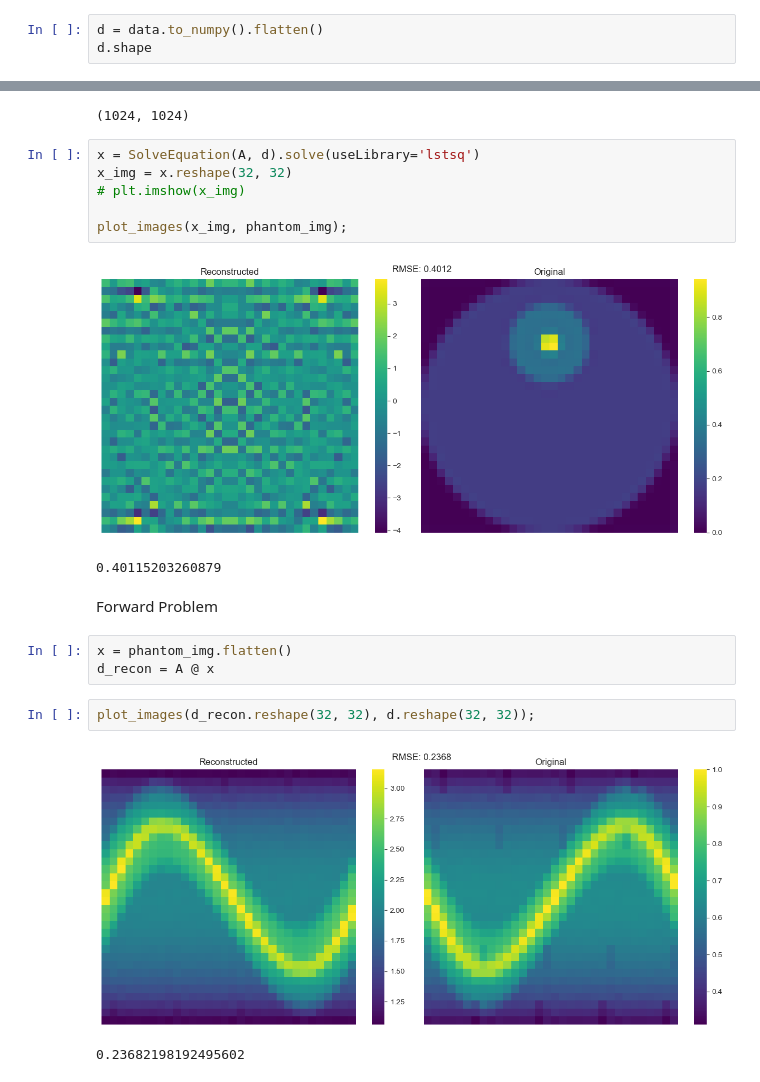
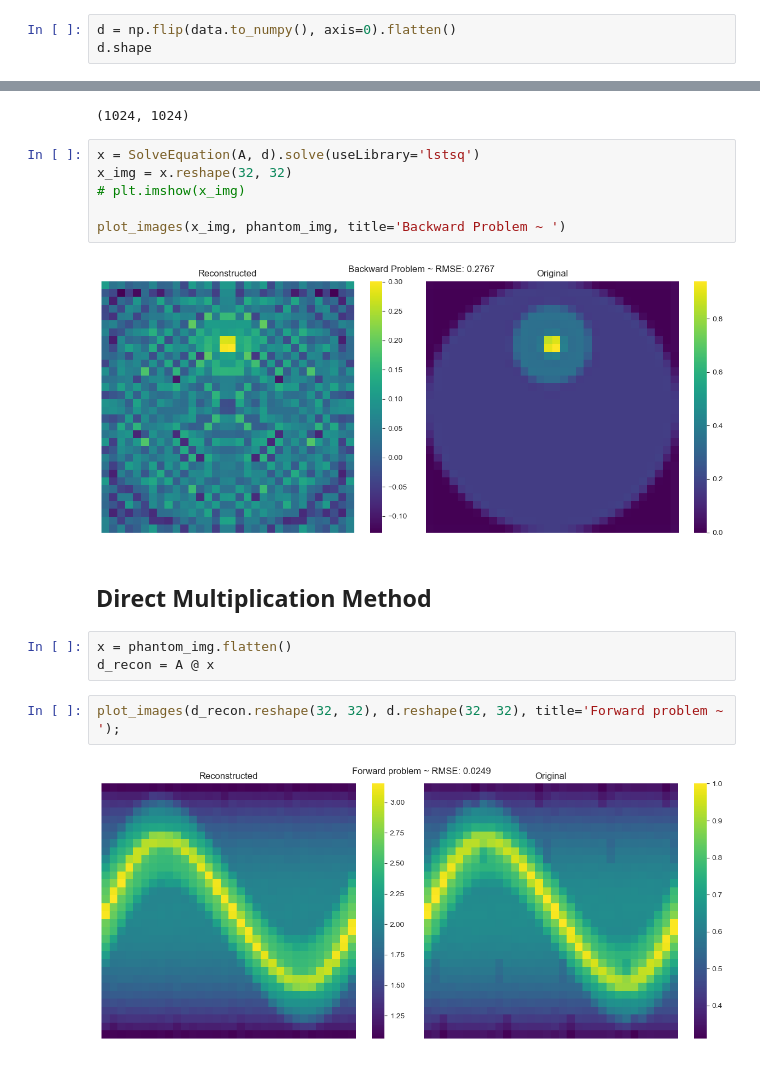
Before and after one commit to aakashks/CT-Reconstruction-2D, a Jupyter notebook: test_notebooks/balanced_data2.ipynb, the cells around one changed output, grey strips where cells are left out. Drawn from its saved outputs; the diff is of its cells as text.

Commit message:
title added. d_array flipped

```diff
--- a/test_notebooks/balanced_data2.ipynb
+++ b/test_notebooks/balanced_data2.ipynb
@@ -40,5 +44,5 @@ data = pd.read_csv('../data_2/sinogram.csv', header=None)
 # %%
-d = data.to_numpy().flatten()
+d = np.flip(data.to_numpy(), axis=0).flatten()
 d.shape
 # %% [output]
 (1024,)
@@ -52,20 +56,18 @@ x = SolveEquation(A, d).solve(useLibrary='lstsq')
 x_img = x.reshape(32, 32)
 # plt.imshow(x_img)
 
-plot_images(x_img, phantom_img);
+plot_images(x_img, phantom_img, title='Backward Problem ~ ')
 # %% [output]
-[figure, old version]
+[figure, new version]
-0.40115203260879
 # %% [markdown]
-Forward Problem
+## Direct Multiplication Method
 # %%
 x = phantom_img.flatten()
 d_recon = A @ x
 # %%
-plot_images(d_recon.reshape(32, 32), d.reshape(32, 32));
+plot_images(d_recon.reshape(32, 32), d.reshape(32, 32), title='Forward problem ~ ');
 # %% [output]
-[figure, old version]
+[figure, new version]
-0.23682198192495602
 # %%
 x_recon = SolveEquation(A, d_recon).solve(useLibrary='lstsq')
 x_recon_img = x_recon.reshape(32, 32)
```
Also changed, not shown: parts of 4 cells of this notebook, 1 other file.
